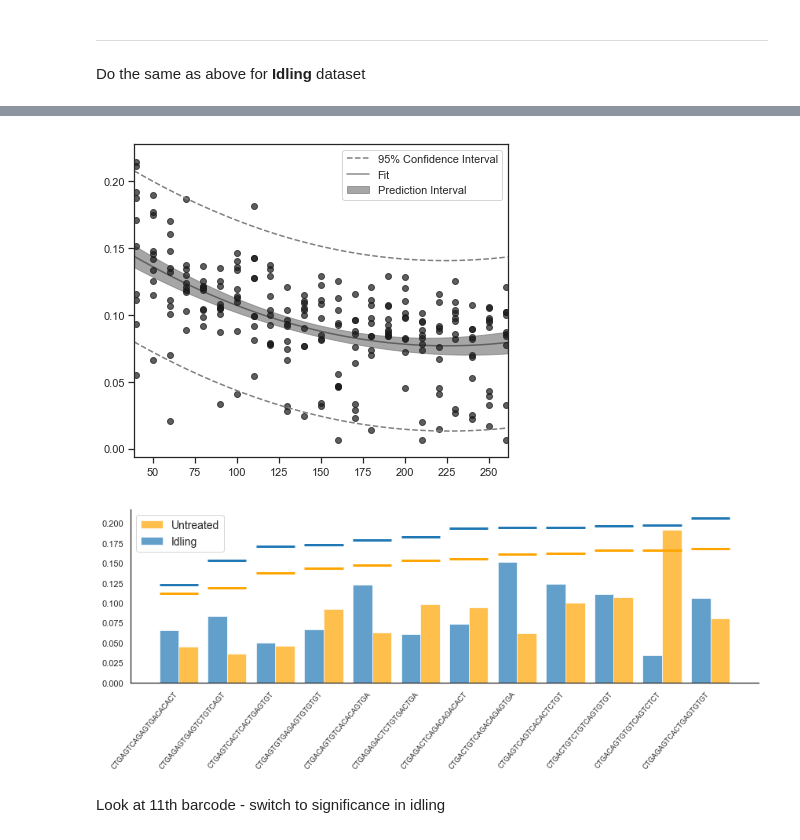
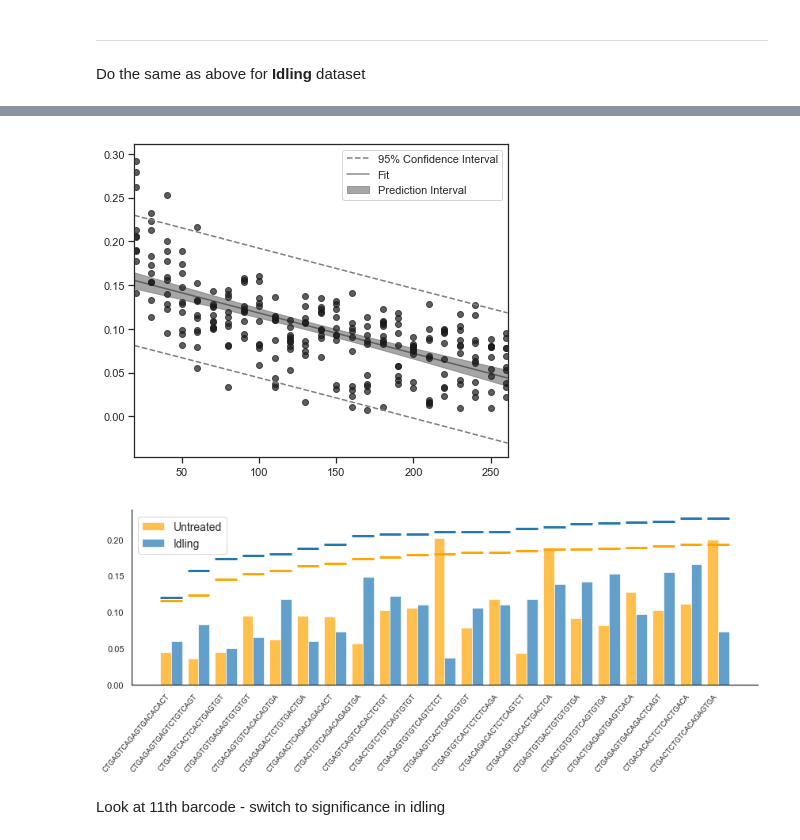
Before and after one commit to codyheiser/fluffy-succotash, a Jupyter notebook: SKMEL5_treatments.ipynb, the cells around one changed output, grey strips where cells are left out. Cells and saved outputs as stored; diff of their text form; code cells hidden in the pictures.

Commit message:
updated output plots

```diff
--- a/SKMEL5_treatments.ipynb
+++ b/SKMEL5_treatments.ipynb
@@ -120,5 +122,5 @@ Name: Barcode, dtype: int64
 # %%
 %%time
 # range of top 20 barcodes in untreated dataset is 20 to 180 cells. create 'standard curve' of n_cells to determine noise threshold.
-U_curve = cell_bias_curve(obj=U_PCA, pop_sizes=np.arange(40, 181, 10), iter=10)
+U_curve = cell_bias_curve(obj=U_PCA, pop_sizes=np.arange(20, 181, 10), iter=10)
 # %% [output]
@@ -127,3 +129,3 @@ Wall time: 3min 39s
 # %%
-U_p, U_pi, U_ci = easy_regression(x=U_curve.melt(id_vars='n_cells')['n_cells'], y=U_curve.melt(id_vars='n_cells')['value'], deg=2)
+U_p, U_pi, U_ci = easy_regression(x=U_curve.melt(id_vars='n_cells')['n_cells'], y=U_curve.melt(id_vars='n_cells')['value'], deg=1)
 # %% [output]
@@ -154,5 +138,5 @@ Name: Barcode, dtype: int64
 # %%
 %%time
 # range of top 20 barcodes in idling dataset is 20 to 260 cells. create 'standard curve' of n_cells to determine noise threshold.
-I_curve = cell_bias_curve(obj=I_PCA, pop_sizes=np.arange(40, 261, 10), iter=10)
+I_curve = cell_bias_curve(obj=I_PCA, pop_sizes=np.arange(20, 261, 10), iter=10)
 # %% [output]
@@ -161,27 +145,27 @@ Wall time: 16min 32s
 # %%
-I_p, I_pi, I_ci = easy_regression(x=I_curve.melt(id_vars='n_cells')['n_cells'], y=I_curve.melt(id_vars='n_cells')['value'], deg=2)
+I_p, I_pi, I_ci = easy_regression(x=I_curve.melt(id_vars='n_cells')['n_cells'], y=I_curve.melt(id_vars='n_cells')['value'], deg=1)
 # %% [output]
-[figure, old version]
+[figure, new version]
 # %%
 # plot results against acceptance criteria for each dataset (untreated and idling)
 plt.figure(figsize=(12,5))
-plt.bar(x=U_out.code, height=U_out.EMD, align='edge', width=0.4, label='Untreated', color='orange', alpha=0.7)
-plt.bar(x=I_out.code, height=I_out.EMD, align='edge', width=-0.4, label='Idling', color='#1f77b4', alpha=0.7)
-plt.hlines(y=np.polyval(p=U_p, x=U.barcode_counts(selected_codes)) + regression_intervals(x=U_baseline_curve.melt(id_vars='n_cells')['n_cells'],
-                                  y=U_baseline_curve.melt(id_vars='n_cells')['value'],
+plt.bar(x=U_out.code, height=U_out.EMD, align='edge', width=-0.4, label='Untreated', color='orange', alpha=0.7)
+plt.bar(x=I_out.code, height=I_out.EMD, align='edge', width=0.4, label='Idling', color='#1f77b4', alpha=0.7)
+plt.hlines(y=np.polyval(p=U_p, x=U.barcode_counts(selected_codes)) + regression_intervals(x=U_curve.melt(id_vars='n_cells')['n_cells'],
+                                  y=U_curve.melt(id_vars='n_cells')['value'],
                                   p=U_p, x_range=list(U.barcode_counts(selected_codes)))[0],
            xmin=np.arange(0,36)-0.4, xmax=np.arange(0,37)+0.4, linewidth=3, color='orange')
-plt.hlines(y=np.polyval(p=I_p, x=I.barcode_counts(selected_codes)) + regression_intervals(x=I_baseline_curve.melt(id_vars='n_cells')['n_cells'],
-                                  y=I_baseline_curve.melt(id_vars='n_cells')['value'],
+plt.hlines(y=np.polyval(p=I_p, x=I.barcode_counts(selected_codes)) + regression_intervals(x=I_curve.melt(id_vars='n_cells')['n_cells'],
+                                  y=I_curve.melt(id_vars='n_cells')['value'],
                                   p=I_p, x_range=list(I.barcode_counts(selected_codes)))[0],
            xmin=np.arange(0,36)-0.4, xmax=np.arange(0,37)+0.4, linewidth=3, color='#1f77b4')
 plt.xticks(rotation=50, fontsize=9, ha='right')
-plt.legend(loc='best',fontsize=14)
+plt.legend(loc=[0.01,0.75],fontsize=14)
 sns.despine()
 plt.tight_layout()
 plt.show()
 # %% [output]
-[figure, old version]
+[figure, new version]
 # %% [markdown]
 Look at 11th barcode - switch to significance in idling
 # %%
```
Also changed, not shown: parts of 44 cells of this notebook, 1 other file.
